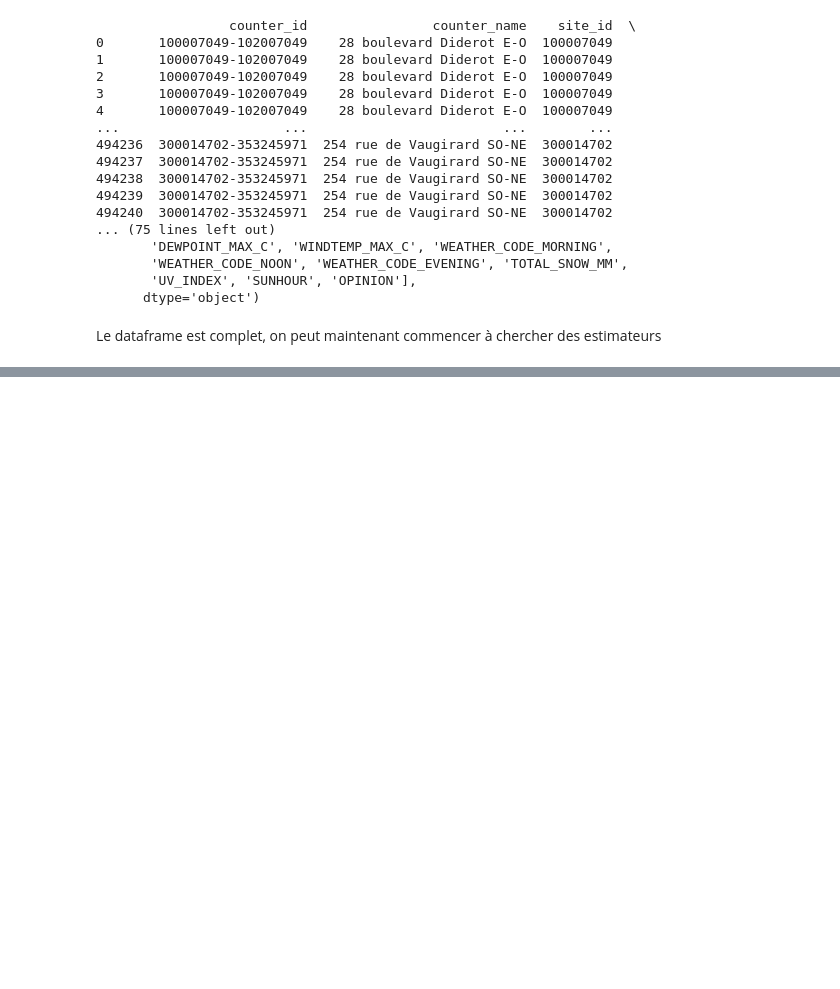
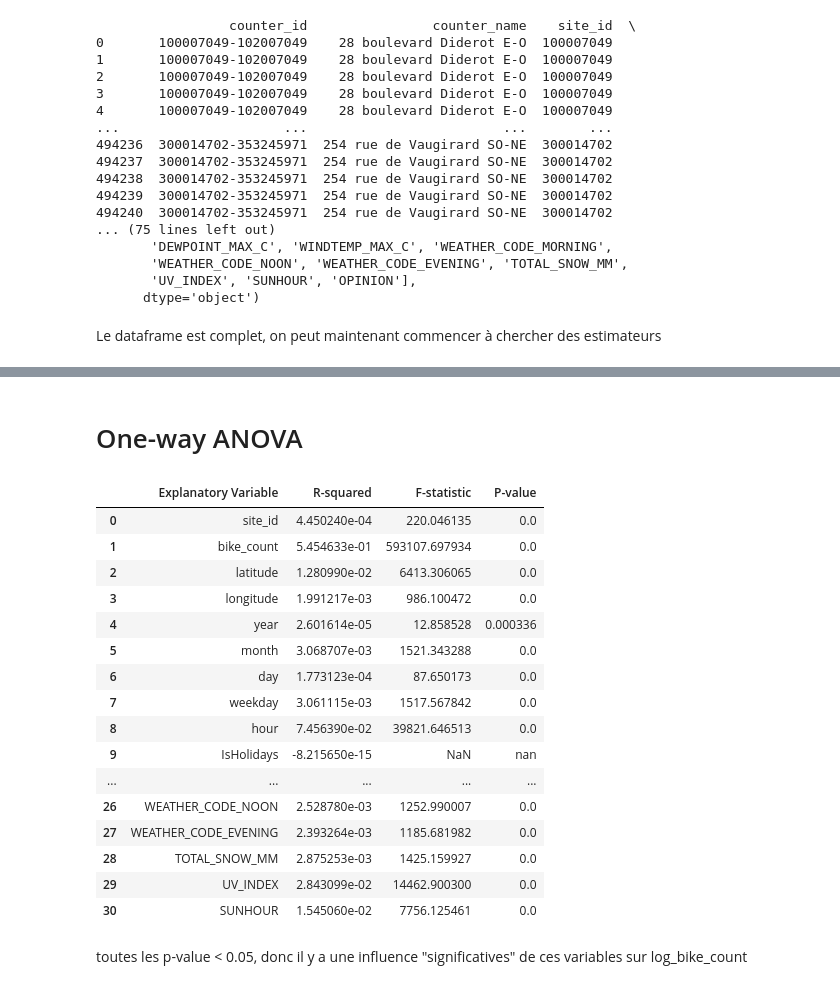
Before and after one commit to Vincent-Maladiere/bike_counters, a Jupyter notebook: bike_count_pred_samy.ipynb, the cells around one changed output, grey strips where cells are left out. Saved outputs shown, nothing was run; the diff lists cells and outputs as text; code cells hidden in the pictures; blank space fills up the shorter version.

Commit message:
One-way ANOVA added

```diff
--- a/bike_count_pred_samy.ipynb
+++ b/bike_count_pred_samy.ipynb
@@ -175,0 +196,63 @@ sns.heatmap(corr)
+# %% [markdown]
+# One-way ANOVA
+# %%
+import pandas as pd
+import statsmodels.api as sm
+from statsmodels.formula.api import ols
+
+# One-Way ANOVA function
+def perform_anova(target, explanatory, df):
+    """
+    Get ANOVA R-squared, F-statistic, P-value
+    for each indendent variable by returning a result table
+    """
+    # Create a result_table to store ANOVA results
+    result_table = []
+
+    # Iterate the features
+    for column in explanatory.columns:
+
+        # Specify the ANOVA formula
+        formula = f'{target.name} ~ {column}'
+
+        # Fit the ANOVA model
+        result = ols(formula, data=df).fit()
+
+        # Extract R-squared, F-statistic, and p-value from the result object
+        result_table.append([column, result.rsquared, result.fvalue, result.f_pvalue])
+
+    # Create a DataFrame to display the results
+    table = pd.DataFrame(result_table,
+                         columns=['Explanatory Variable',
+                                  'R-squared',
+                                  'F-statistic',
+                                  'P-value'])
+    return table
+
+# Define target, explanatory variables and the dataset for ANOVA analysis
+df = data.select_dtypes(include=['int', 'float']) # df_geo_weather is our merged dataset including all our independant variables for analysis
+target = df['log_bike_count']
+explanatory = df.drop(columns='log_bike_count')
+
+# Apply the function
+perform_anova(target, explanatory, df)
+# %% [output]
+|  | Explanatory Variable | R-squared | F-statistic | P-value |
+| 0 | site_id | 4.450240e-04 | 220.046135 | 0.0 |
+| 1 | bike_count | 5.454633e-01 | 593107.697934 | 0.0 |
+| 2 | latitude | 1.280990e-02 | 6413.306065 | 0.0 |
+| 3 | longitude | 1.991217e-03 | 986.100472 | 0.0 |
+| 4 | year | 2.601614e-05 | 12.858528 | 0.000336 |
+| 5 | month | 3.068707e-03 | 1521.343288 | 0.0 |
+| 6 | day | 1.773123e-04 | 87.650173 | 0.0 |
+| 7 | weekday | 3.061115e-03 | 1517.567842 | 0.0 |
+| 8 | hour | 7.456390e-02 | 39821.646513 | 0.0 |
+| 9 | IsHolidays | -8.215650e-15 | NaN | nan |
+| ... | ... | ... | ... | ... |
+| 26 | WEATHER_CODE_NOON | 2.528780e-03 | 1252.990007 | 0.0 |
+| 27 | WEATHER_CODE_EVENING | 2.393264e-03 | 1185.681982 | 0.0 |
+| 28 | TOTAL_SNOW_MM | 2.875253e-03 | 1425.159927 | 0.0 |
+| 29 | UV_INDEX | 2.843099e-02 | 14462.900300 | 0.0 |
+| 30 | SUNHOUR | 1.545060e-02 | 7756.125461 | 0.0 |
+# %% [markdown]
+toutes les p-value < 0.05, donc il y a une influence "significatives" de ces variables sur log_bike_count
```
Also changed, not shown: parts of 2 cells of this notebook.
